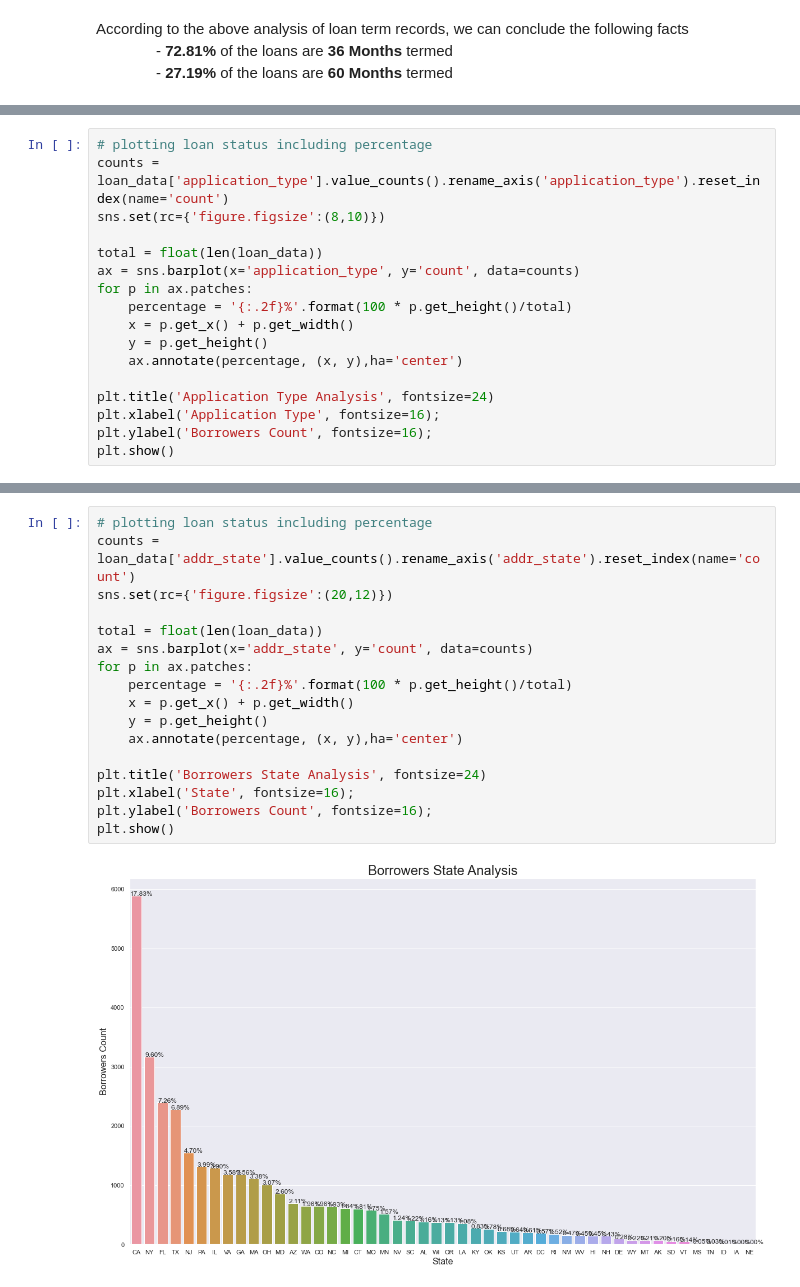
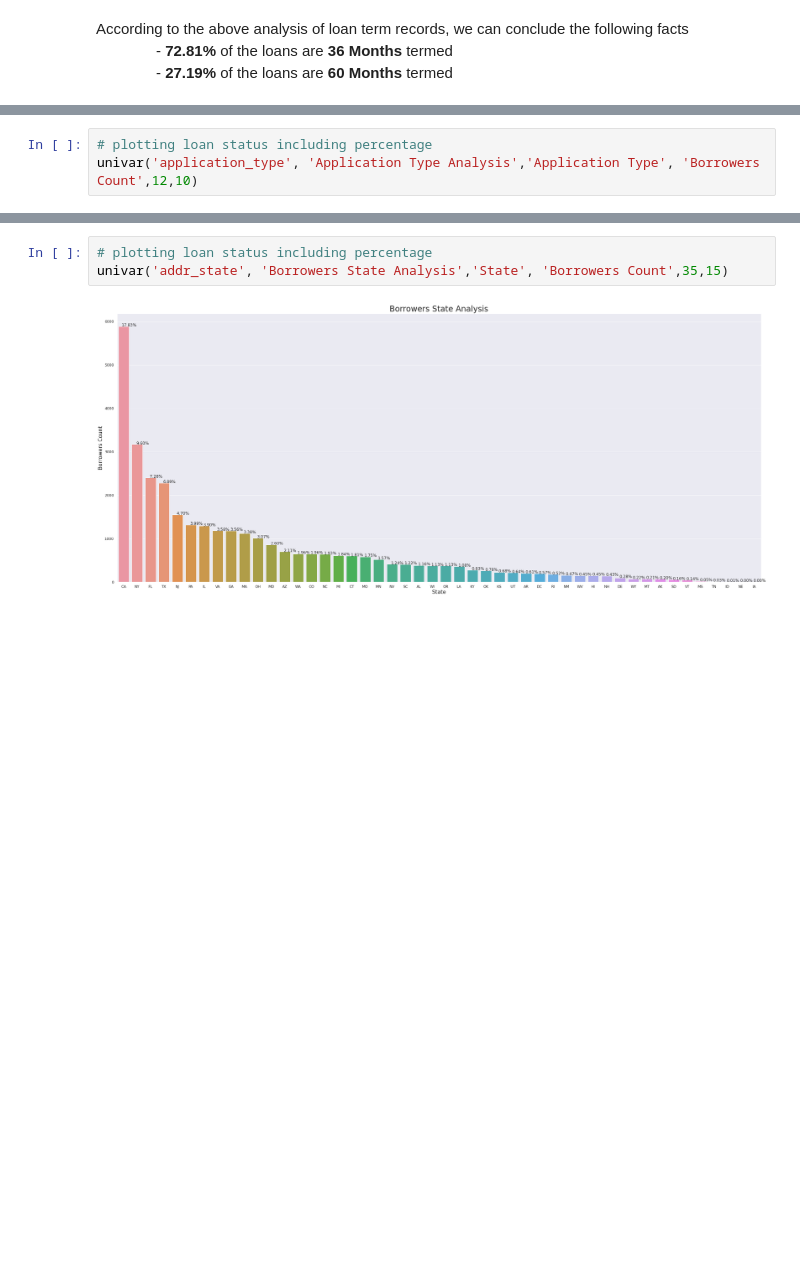
Before and after one commit to edwinttmm/LendingClubCaseStudy, a Jupyter notebook: LendingClubCaseStudySolution.ipynb, the cells around one changed output, grey strips where cells are left out. Drawn from its saved outputs; the diff is of its cells as text; blank space fills up the shorter version.

```diff
--- a/LendingClubCaseStudySolution.ipynb
+++ b/LendingClubCaseStudySolution.ipynb
@@ -541,18 +497,4 @@ plt.show()
 # %%
 # plotting loan status including percentage
-counts = loan_data['application_type'].value_counts().rename_axis('application_type').reset_index(name='count')
-sns.set(rc={'figure.figsize':(8,10)})
-
-total = float(len(loan_data))
-ax = sns.barplot(x='application_type', y='count', data=counts)
-for p in ax.patches:
-    percentage = '{:.2f}%'.format(100 * p.get_height()/total)
-    x = p.get_x() + p.get_width()
-    y = p.get_height()
-    ax.annotate(percentage, (x, y),ha='center')
-
-plt.title('Application Type Analysis', fontsize=24)
-plt.xlabel('Application Type', fontsize=16);
-plt.ylabel('Borrowers Count', fontsize=16);
-plt.show()
+univar('application_type', 'Application Type Analysis','Application Type', 'Borrowers Count',12,10)
 # %% [output]
@@ -560,19 +502,5 @@ plt.show()
 # %%
 # plotting loan status including percentage
-counts = loan_data['addr_state'].value_counts().rename_axis('addr_state').reset_index(name='count')
-sns.set(rc={'figure.figsize':(20,12)})
-
-total = float(len(loan_data))
-ax = sns.barplot(x='addr_state', y='count', data=counts)
-for p in ax.patches:
-    percentage = '{:.2f}%'.format(100 * p.get_height()/total)
-    x = p.get_x() + p.get_width()
-    y = p.get_height()
-    ax.annotate(percentage, (x, y),ha='center')
-
-plt.title('Borrowers State Analysis', fontsize=24)
-plt.xlabel('State', fontsize=16);
-plt.ylabel('Borrowers Count', fontsize=16);
-plt.show()
+univar('addr_state', 'Borrowers State Analysis','State', 'Borrowers Count',35,15)
 # %% [output]
-[figure, old version]
+[figure, new version]
```
Also changed, not shown: parts of 10 cells of this notebook.
